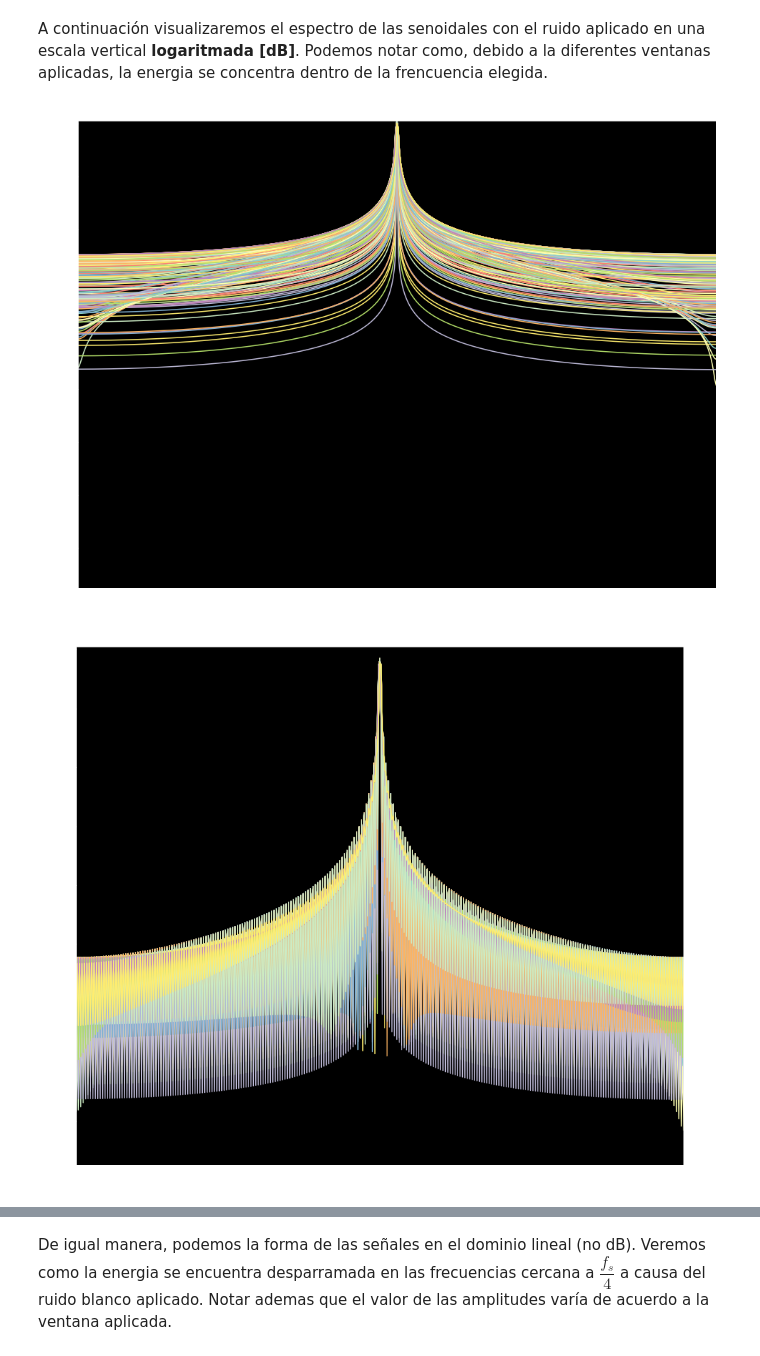
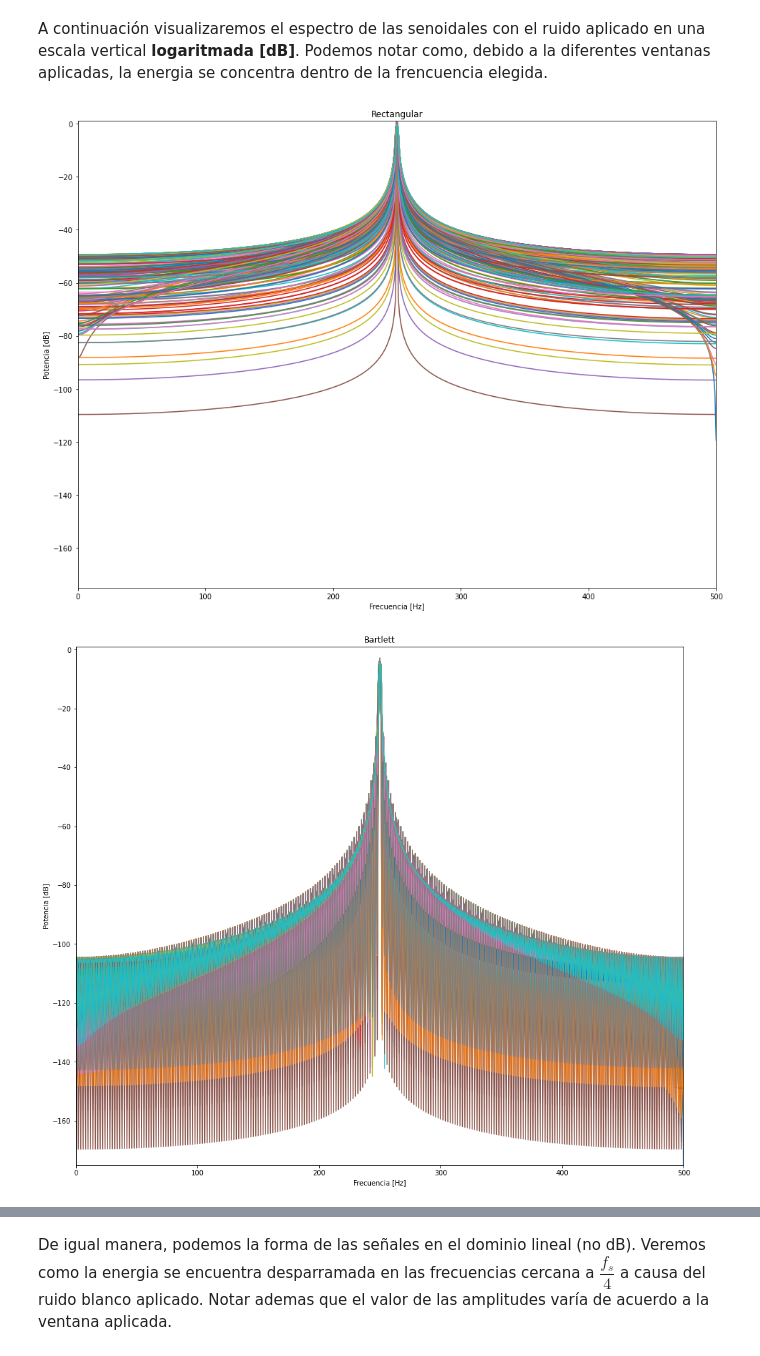
Before and after one commit to gcrisafio/PDS, a Jupyter notebook: Trabajos_Semanales/TS4/TS4v3.ipynb, the cells around one changed output, grey strips where cells are left out. Saved outputs shown, nothing was run; the diff lists cells and outputs as text; code cells hidden in the pictures.

```diff
--- a/Trabajos_Semanales/TS4/TS4v3.ipynb
+++ b/Trabajos_Semanales/TS4/TS4v3.ipynb
@@ -75,8 +75,6 @@ XX_Flat = np.fft.fft(XX_sin_FlatTop, axis = 0)/XX_sin_FlatTop.shape[0]
 ff = np.arange(0, fs, fs/N)
 bfrec = ff<= fs/2
 
-plt.style.use('dark_background')
-
 plt.figure(1)
 plt.gcf().set_size_inches(16, 12)
 plt.plot(ff[ff <= fs/2],10*np.log10(2*np.abs(XX_rect[ff <= fs/2 , :])**2))
@@ -95,32 +93,32 @@ plt.xlabel("Frecuencia [Hz]")
 plt.ylabel("Potencia [dB]")
 plt.autoscale(enable=True, axis='x', tight=True)
 
 plt.figure(3)
 plt.gcf().set_size_inches(16, 14)
 plt.plot(ff[ff <= fs/2],10*np.log10(2*np.abs(XX_Hann[ff <= fs/2 , :])**2))
 plt.ylim([-175, 1])
 plt.title("Hann")
 plt.xlabel("Frecuencia [Hz]")
 plt.ylabel("Potencia [dB]")
 plt.autoscale(enable=True, axis='x', tight=True)
 
 plt.figure(4)
 plt.gcf().set_size_inches(16, 14)
 plt.plot(ff[ff <= fs/2],10*np.log10(2*np.abs(XX_Black[ff <= fs/2 , :])**2))
 plt.ylim([-175, 1])
 plt.title("Blackman")
 plt.xlabel("Frecuencia [Hz]")
 plt.ylabel("Potencia [dB]")
 plt.autoscale(enable=True, axis='x', tight=True)
 
 plt.figure(5)
 plt.gcf().set_size_inches(16, 14)
 plt.plot(ff[ff <= fs/2],10*np.log10(2*np.abs(XX_Flat[ff <= fs/2 , :])**2))
 plt.ylim([-175, 1])
 plt.title("FlatTop")
 plt.xlabel("Frecuencia [Hz]")
 plt.ylabel("Potencia [dB]")
 plt.autoscale(enable=True, axis='x', tight=True)
 # %% [output]
-[figure, old version]
+[figure, new version]
-[figure, old version]
+[figure, new version]
```
Also changed, not shown: parts of 5 cells of this notebook.
